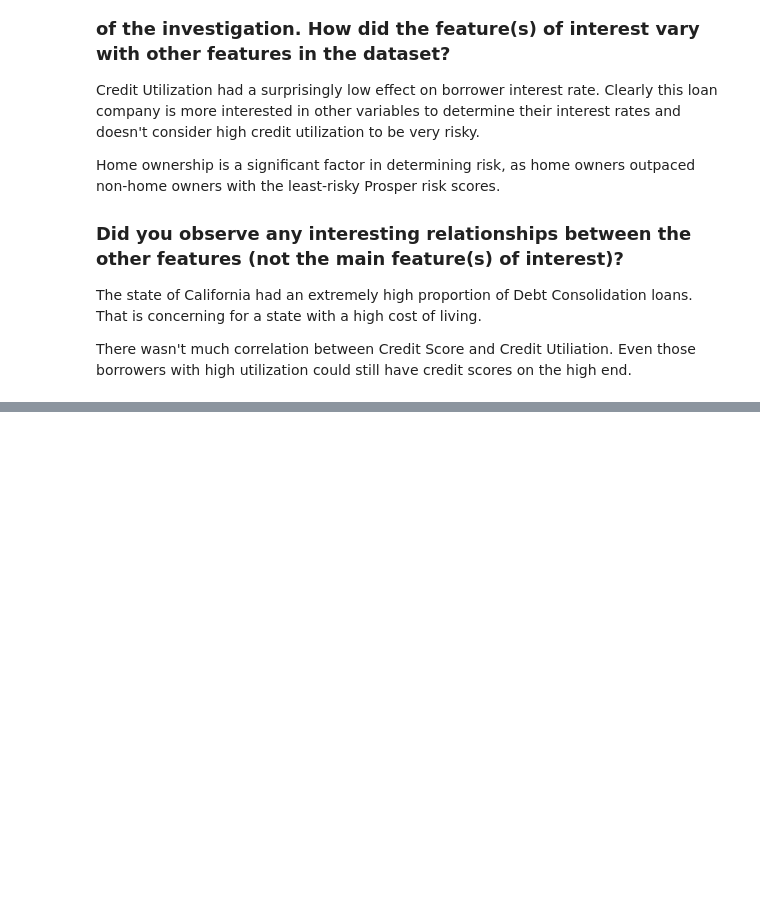
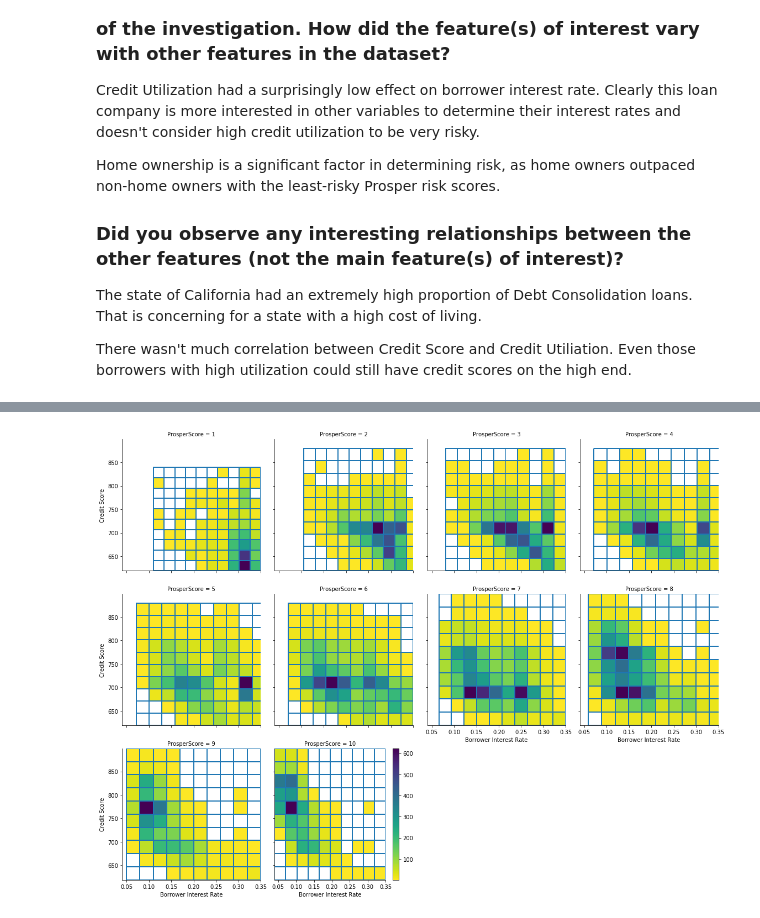
Before and after one commit to PhilipKarns/prosper_loan_data_visualization, a Jupyter notebook: prospect_loan_data_visualization.ipynb, the cells around one changed output, grey strips where cells are left out. Cells and saved outputs as stored; diff of their text form; code cells hidden in the pictures; blank space fills up the shorter version.

```diff
--- a/prospect_loan_data_visualization.ipynb
+++ b/prospect_loan_data_visualization.ipynb
@@ -505,0 +437,9 @@ the quote-formatted guide notes like this one before you finish your report!
+# %%
+#plot Prosper Score vs credit score and interest rate
+g = sb.FacetGrid(data = loans_sub, col = 'ProsperScore', col_wrap = 4, size = 4)
+g.map(plt.hist2d, 'BorrowerRate', 'CreditScoreRangeUpper', cmin = 0.5,  cmap = 'viridis_r');
+plt.colorbar()
+g.set_xlabels('Borrower Interest Rate')
+g.set_ylabels('Credit Score');
+# %% [output]
+[figure, added]
```
Also changed, not shown: parts of 33 cells of this notebook.
